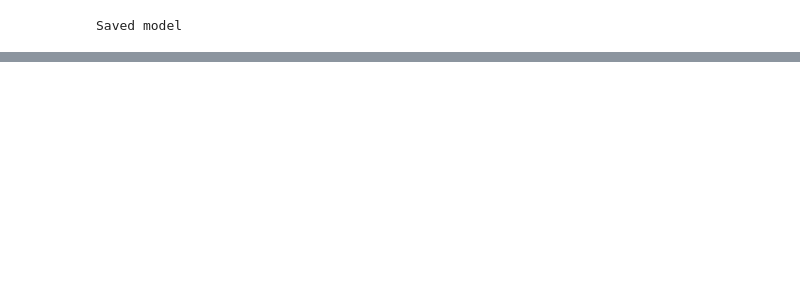
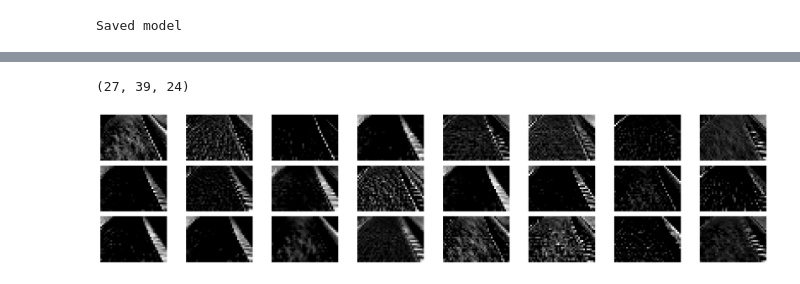
Before and after one commit to kaiulrich/kulrich_CarND-Behavioral-Cloning-P3, a Jupyter notebook: CarND-Behavioral-Cloning-P3.ipynb, the cells around one changed output, grey strips where cells are left out. Drawn from its saved outputs; the diff is of its cells as text; code cells hidden in the pictures; blank space fills up the shorter version.

```diff
--- a/CarND-Behavioral-Cloning-P3.ipynb
+++ b/CarND-Behavioral-Cloning-P3.ipynb
@@ -318,0 +365,5 @@ print(y[0])
+# %%
+plotLayer(image_array_2, 3)
+# %% [output]
+(27, 39, 24)
+[figure, added]
```
Also changed, not shown: parts of 13 cells of this notebook.
